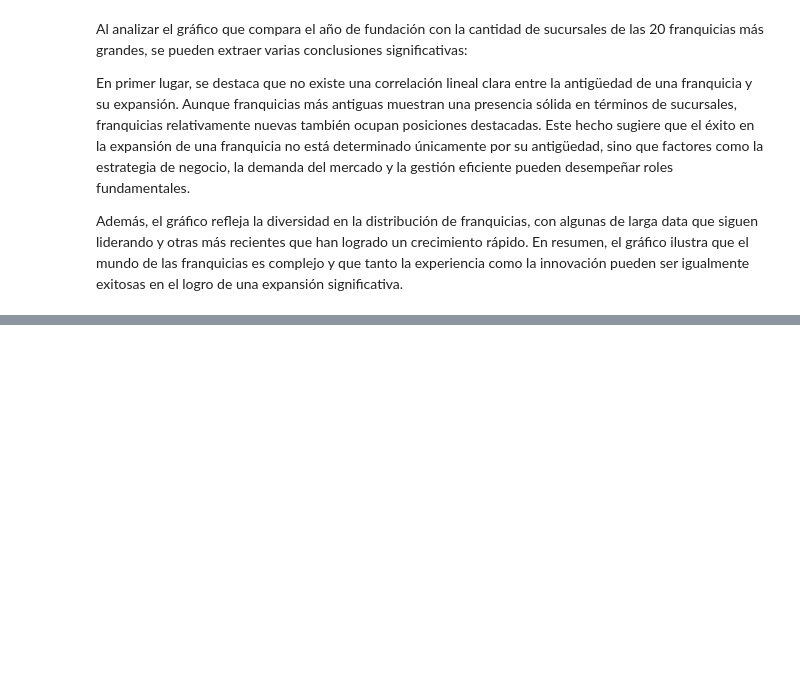
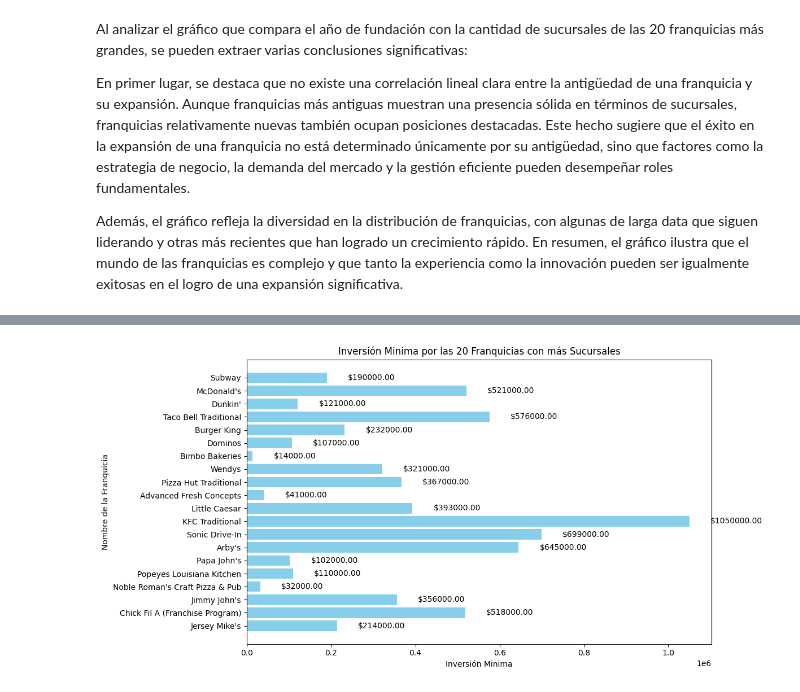
Before and after one commit to gdelrio0410/PF_DS_REVIEWS_AND_RECOMMENDATIONS, a Jupyter notebook: sprint_2/EDA/EDA_franquicias_inversion.ipynb, the cells around one changed output, grey strips where cells are left out. Drawn from its saved outputs; the diff is of its cells as text; code cells hidden in the pictures; blank space fills up the shorter version.

```diff
--- a/sprint_2/EDA/EDA_franquicias_inversion.ipynb
+++ b/sprint_2/EDA/EDA_franquicias_inversion.ipynb
@@ -165,0 +209,21 @@ Además, el gráfico refleja la diversidad en la distribución de franquicias, c
+# %%
+# Obtener las 20 franquicias con más unidades
+top_10_franquicias = df_fran.nlargest(20, 'Unidades')
+
+# Crear el gráfico de barras
+plt.figure(figsize=(12, 6))
+plt.barh(top_10_franquicias['Nombre_Franquicia'], top_10_franquicias['Min_Inversion'], color='skyblue')
+plt.xlabel('Inversión Minima')
+plt.ylabel('Nombre de la Franquicia')
+plt.title('Inversión Minima por las 20 Franquicias con más Sucursales')
+plt.gca().invert_yaxis()  # Invertir el eje y para mostrar la franquicia con la mayor inversión en la parte superior
+
+# Agregar etiquetas con los valores exactos encima de las barras
+for i, inversion in enumerate(top_10_franquicias['Min_Inversion']):
+    plt.text(inversion + 50000, i, f'${inversion:.2f}', va='center', fontsize=10, color='black')
+
+# Mostrar el gráfico
+plt.tight_layout()
+plt.show()
+# %% [output]
+[figure, added]
```
Also changed, not shown: parts of 7 cells of this notebook.
